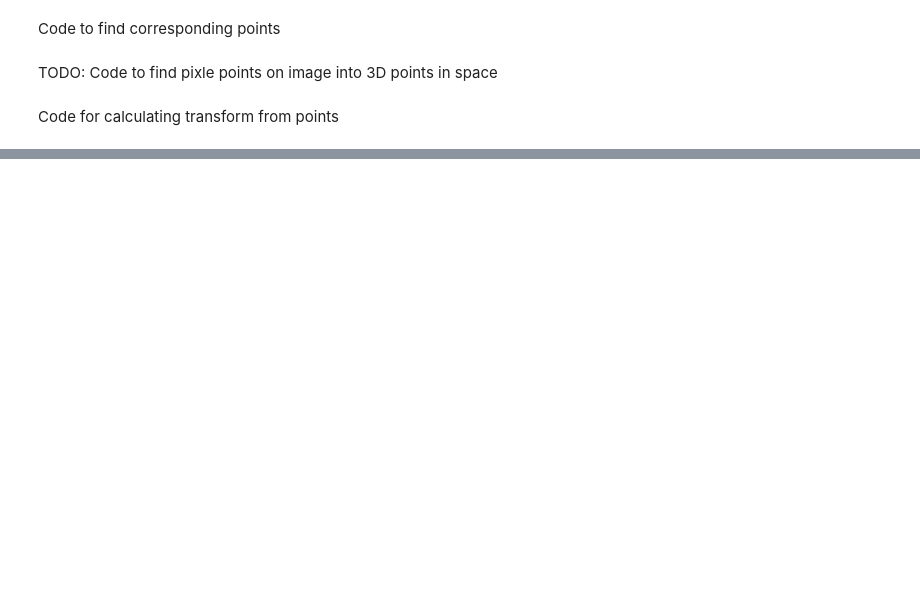
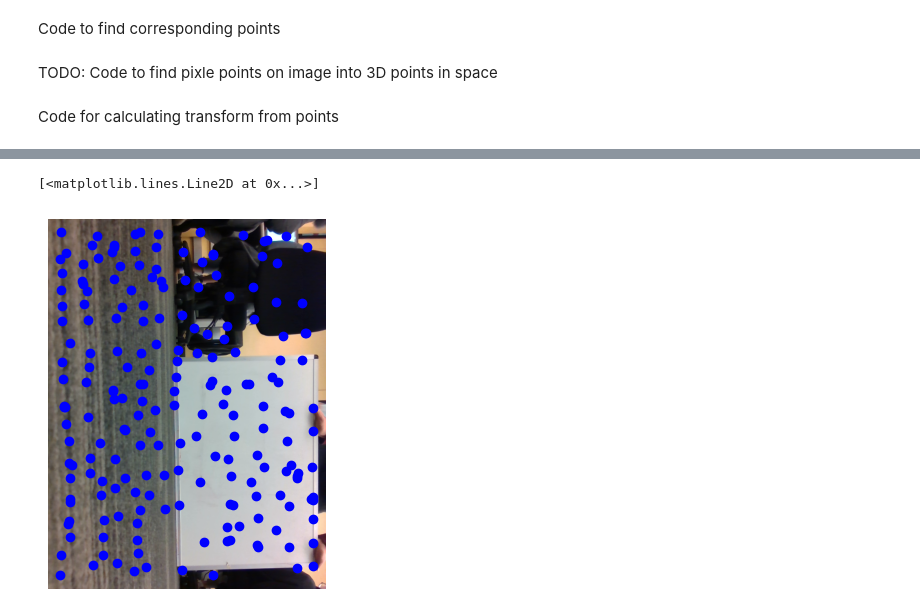
Before and after one commit to rmz920021/FinalProjectTurtle, a Jupyter notebook: src/image_to_transformation/image_to_transformation.ipynb, the cells around one changed output, grey strips where cells are left out. Saved outputs shown, nothing was run; the diff lists cells and outputs as text; code cells hidden in the pictures; blank space fills up the shorter version.

```diff
--- a/src/image_to_transformation/image_to_transformation.ipynb
+++ b/src/image_to_transformation/image_to_transformation.ipynb
@@ -279,8 +286,11 @@ plt.savefig("./resultsPt2/im1ANMS80.jpg", bbox_inches="tight", dpi=1000)
 # %%
-plt.imshow(im2, cmap="grey")
+plt.imshow(im2)
 plt.axis("off")
 
 plt.plot(im2CoordGrey[:, 1], im2CoordGrey[:, 0], "bo")
+# %% [output]
+[<matplotlib.lines.Line2D at 0x...>]
+[figure, added]
 # %%
 descriptorim1Color = featureDescriptors(im1Grey, im1CoordGrey, 8, 5, True)
 descriptorim2Color = featureDescriptors(im2Grey, im2CoordGrey, 8, 5, True)
```
Also changed, not shown: parts of 10 cells of this notebook, 7 other files.
